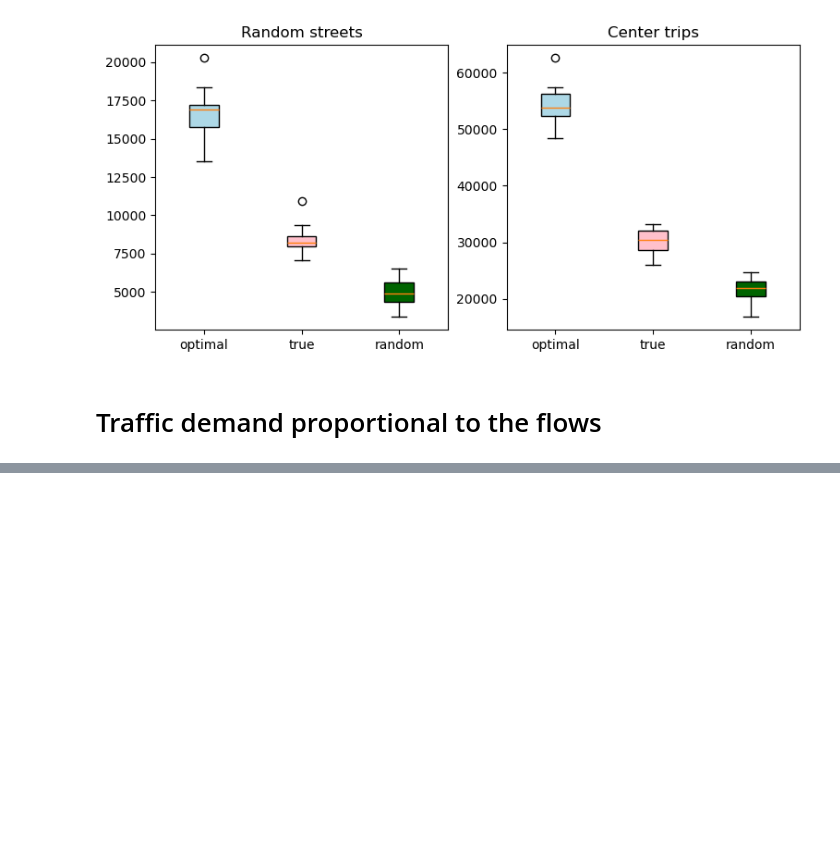
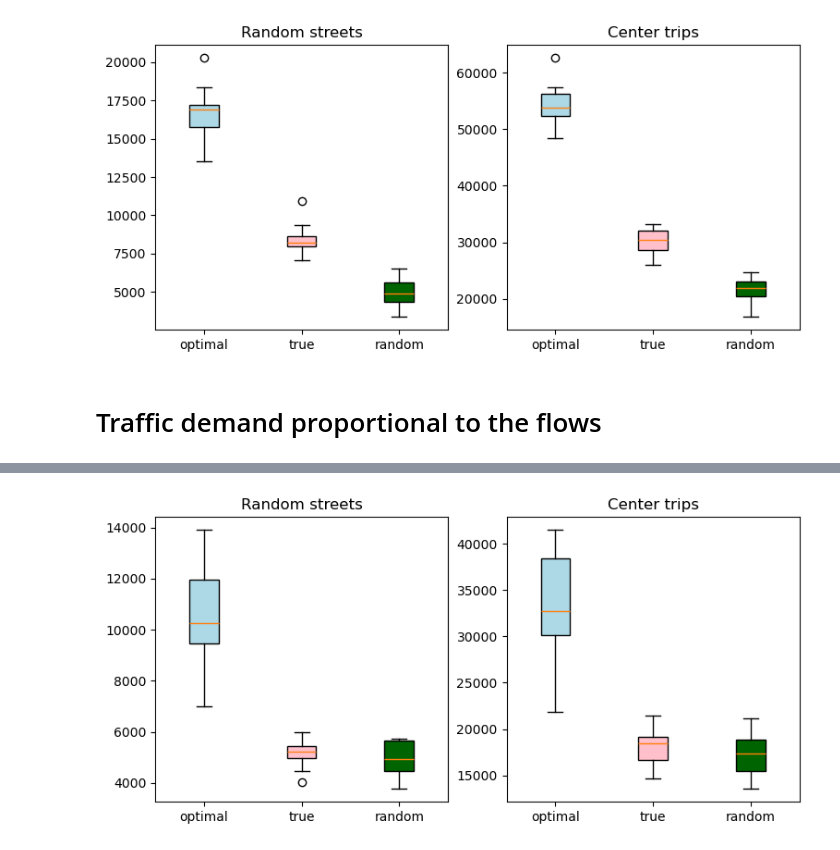
Before and after one commit to AndreaFrasson/Geospatial-Analitics, a Jupyter notebook: Project_12.ipynb, the cells around one changed output, grey strips where cells are left out. Saved outputs shown, nothing was run; the diff lists cells and outputs as text; code cells hidden in the pictures; blank space fills up the shorter version.

```diff
--- a/Project_12.ipynb
+++ b/Project_12.ipynb
@@ -518,3 +551,7 @@ def create_demand_flows(hubs, flows, n = 100):
     f.write('</routes>')
     f.close()
     print('end')
+# %%
+command_str = "duarouter --route-files Sumo/proportional_traffic_demand.xml -n Sumo/osm.net.xml " +\
+                " --weights.random-factor 255 "+\
+                "-o Sumo/proportional_traffic_demand.rou.xml"
@@ -520,0 +614,16 @@ def create_demand_flows(hubs, flows, n = 100):
+# %%
+## Real HUBS
+print('-- REAL HUBS --')
+th_rt, th_ct = main_loop(hubs, th_fdf, n=10)
+
+## Random HUBS
+# random hubs --> random street, centroid
+print('-- RANDOM HUBS --')
+np.random.seed(42)
+r_hubs = road_net.sample(len(hubs), replace= True)
+r_hubs.columns = ['Edge', 'geometry', 'CODSEC']
+rh_rt, rh_ct = main_loop(r_hubs, rh_fdf, n=10)
+
+## Optimal HUBS
+print('-- OPTIMAL HUBS --')
+oh_rt, oh_ct = main_loop(opt_hubs, oh_fdf, n=10)
@@ -520,0 +648,26 @@ def create_demand_flows(hubs, flows, n = 100):
+# %%
+fig, (ax1, ax2) = plt.subplots(nrows=1, ncols=2, figsize=(9, 4))
+
+labels = ['optimal', 'true', 'random']
+
+# rectangular box plot
+bplot1 = ax1.boxplot([oh_rt, th_rt, rh_rt],
+                     vert=True,
+                     patch_artist=True,
+                     labels=labels)
+ax1.set_title('Random streets')
+
+# rectangular box plot
+bplot2 = ax2.boxplot([oh_ct, th_ct, rh_ct],
+                     vert=True,
+                     patch_artist=True,
+                     labels=labels)
+ax2.set_title('Center trips')
+
+# fill with colors
+colors = ['lightblue', 'pink', 'darkgreen']
+for bplot in (bplot1, bplot2):
+    for patch, color in zip(bplot['boxes'], colors):
+        patch.set_facecolor(color)
+# %% [output]
+[figure, added]
```
Also changed, not shown: parts of 26 cells of this notebook, 3 other files.
